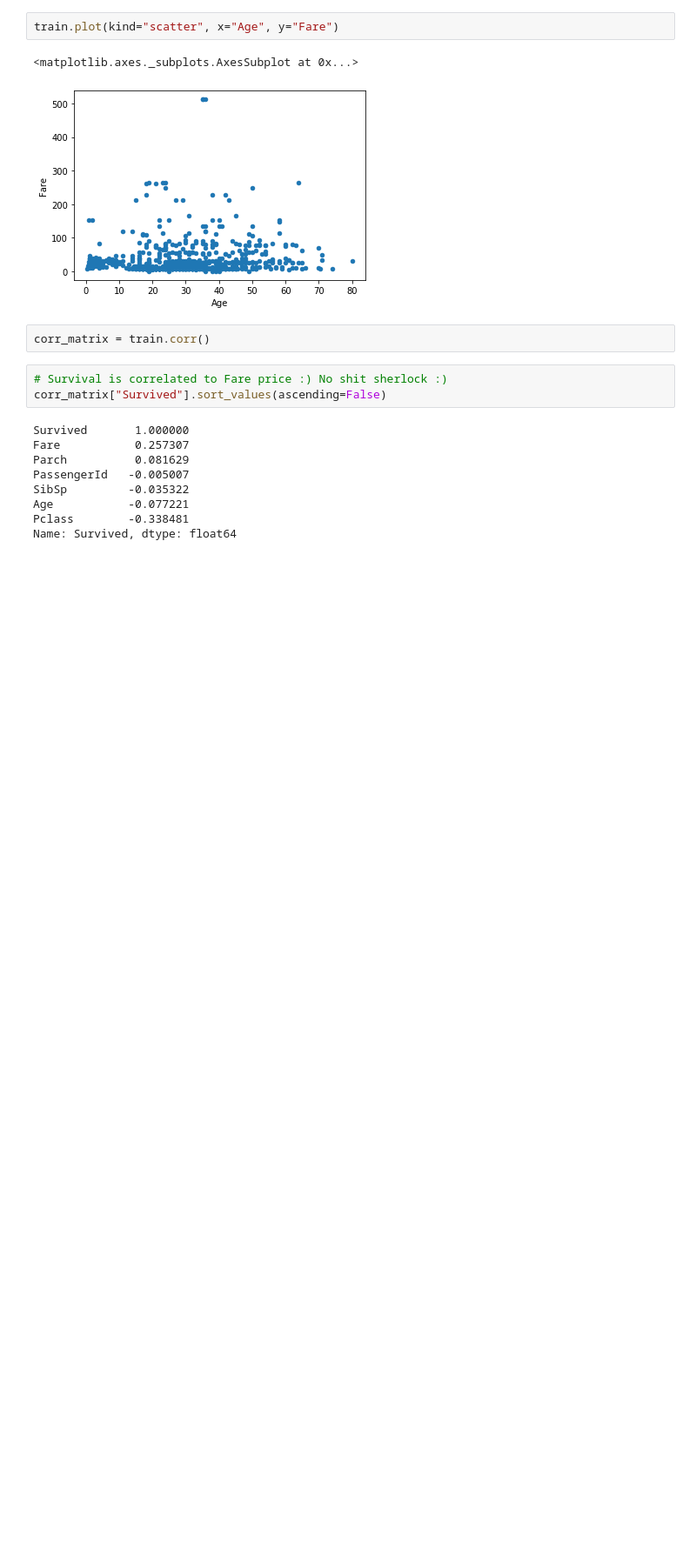
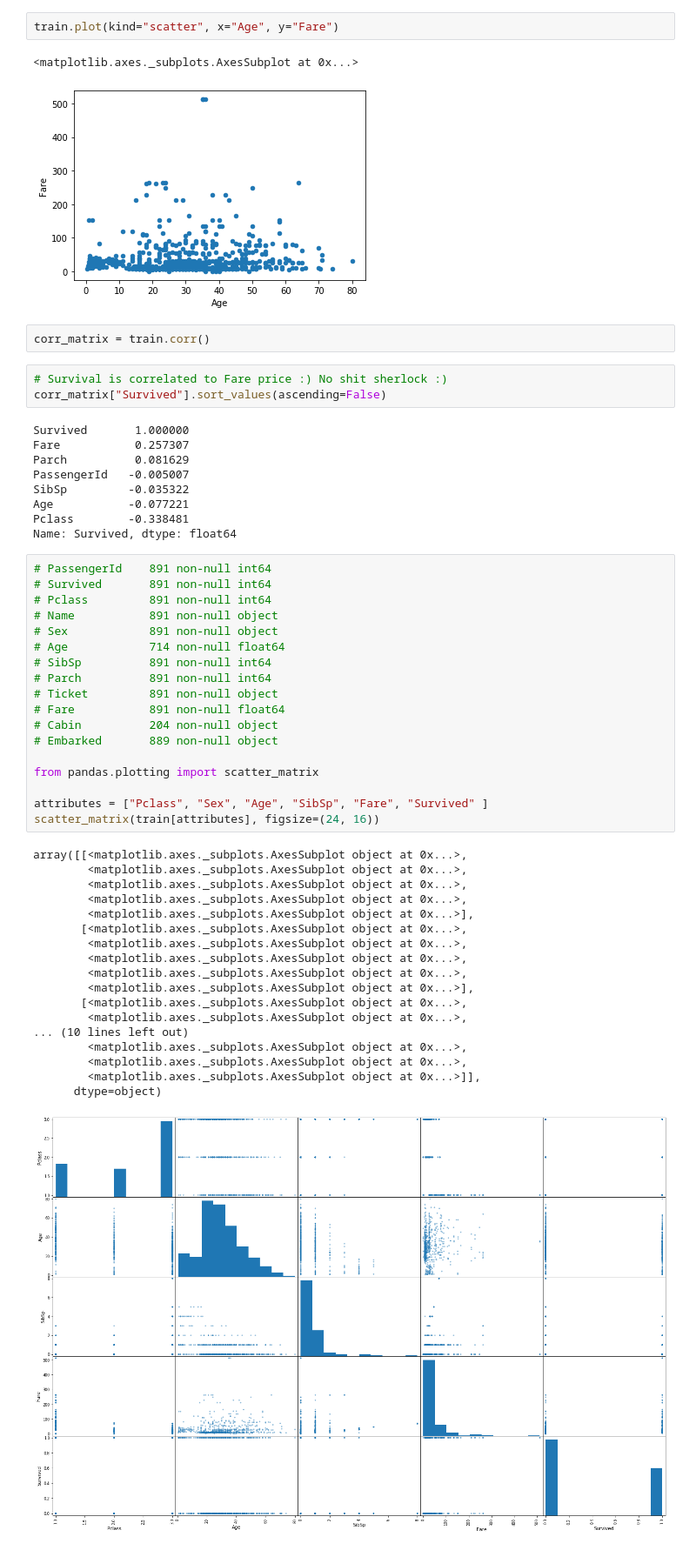
Before and after one commit to MichalGasiorowski/ml-playground, a Jupyter notebook: notebook/homl/Classification3-c-Titanic.ipynb, the cells around one changed output. Shown at 87% size. Saved outputs shown, nothing was run; the diff lists cells and outputs as text; blank space fills up the shorter version.

```diff
--- a/notebook/homl/Classification3-c-Titanic.ipynb
+++ b/notebook/homl/Classification3-c-Titanic.ipynb
@@ -118,3 +124,40 @@ SibSp         -0.035322
 Age           -0.077221
 Pclass        -0.338481
 Name: Survived, dtype: float64
+# %%
+# PassengerId    891 non-null int64
+# Survived       891 non-null int64
+# Pclass         891 non-null int64
+# Name           891 non-null object
+# Sex            891 non-null object
+# Age            714 non-null float64
+# SibSp          891 non-null int64
+# Parch          891 non-null int64
+# Ticket         891 non-null object
+# Fare           891 non-null float64
+# Cabin          204 non-null object
+# Embarked       889 non-null object
+
+from pandas.plotting import scatter_matrix
+
+attributes = ["Pclass", "Sex", "Age", "SibSp", "Fare", "Survived" ]
+scatter_matrix(train[attributes], figsize=(24, 16))
+# %% [output]
+array([[<matplotlib.axes._subplots.AxesSubplot object at 0x...>,
+        <matplotlib.axes._subplots.AxesSubplot object at 0x...>,
+        <matplotlib.axes._subplots.AxesSubplot object at 0x...>,
+        <matplotlib.axes._subplots.AxesSubplot object at 0x...>,
+        <matplotlib.axes._subplots.AxesSubplot object at 0x...>],
+       [<matplotlib.axes._subplots.AxesSubplot object at 0x...>,
+        <matplotlib.axes._subplots.AxesSubplot object at 0x...>,
+        <matplotlib.axes._subplots.AxesSubplot object at 0x...>,
+        <matplotlib.axes._subplots.AxesSubplot object at 0x...>,
+        <matplotlib.axes._subplots.AxesSubplot object at 0x...>],
+       [<matplotlib.axes._subplots.AxesSubplot object at 0x...>,
+        <matplotlib.axes._subplots.AxesSubplot object at 0x...>,
+... (10 lines left out)
+        <matplotlib.axes._subplots.AxesSubplot object at 0x...>,
+        <matplotlib.axes._subplots.AxesSubplot object at 0x...>,
+        <matplotlib.axes._subplots.AxesSubplot object at 0x...>]],
+      dtype=object)
+[figure, added]
```
Also changed, not shown: parts of 12 cells of this notebook, 1 other file.
